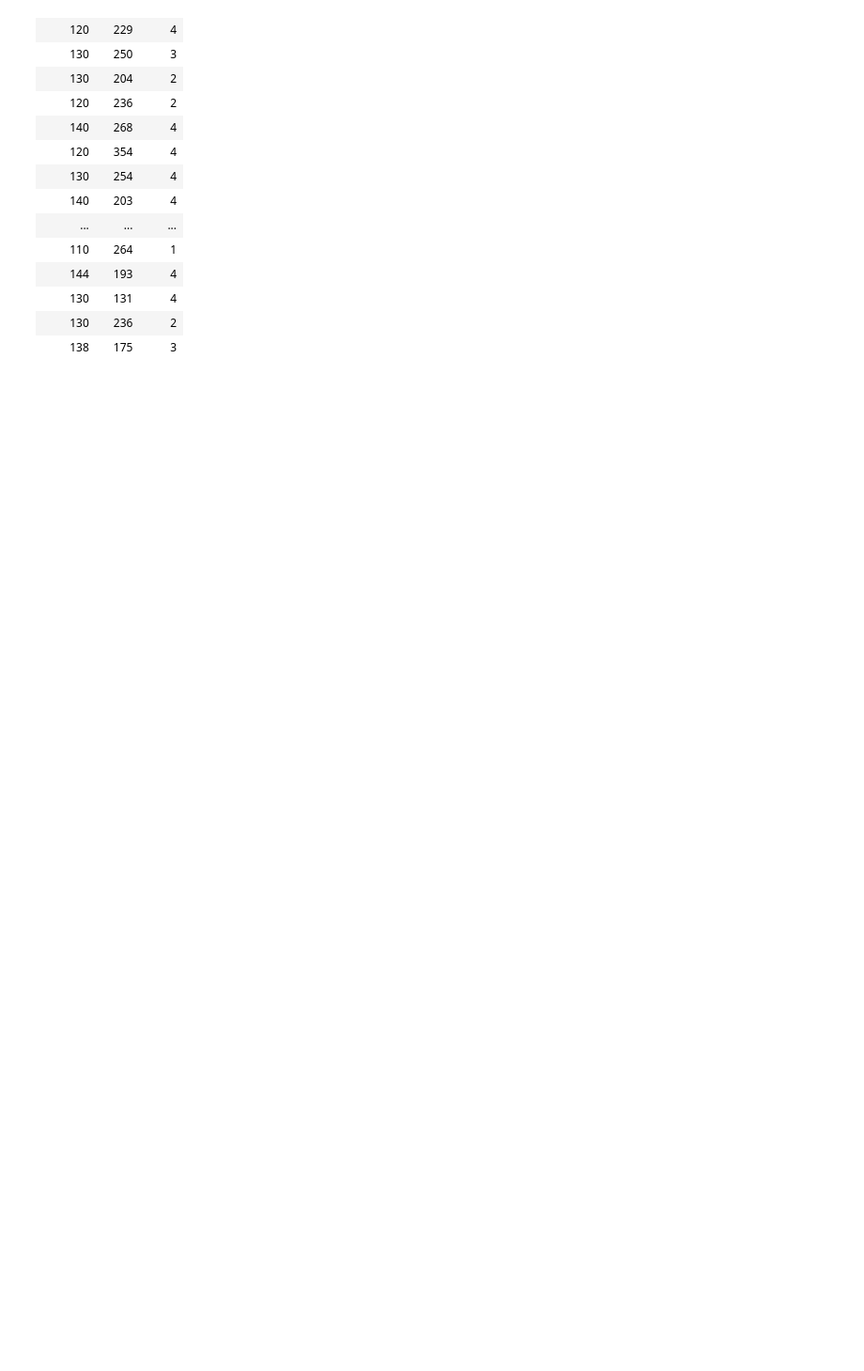
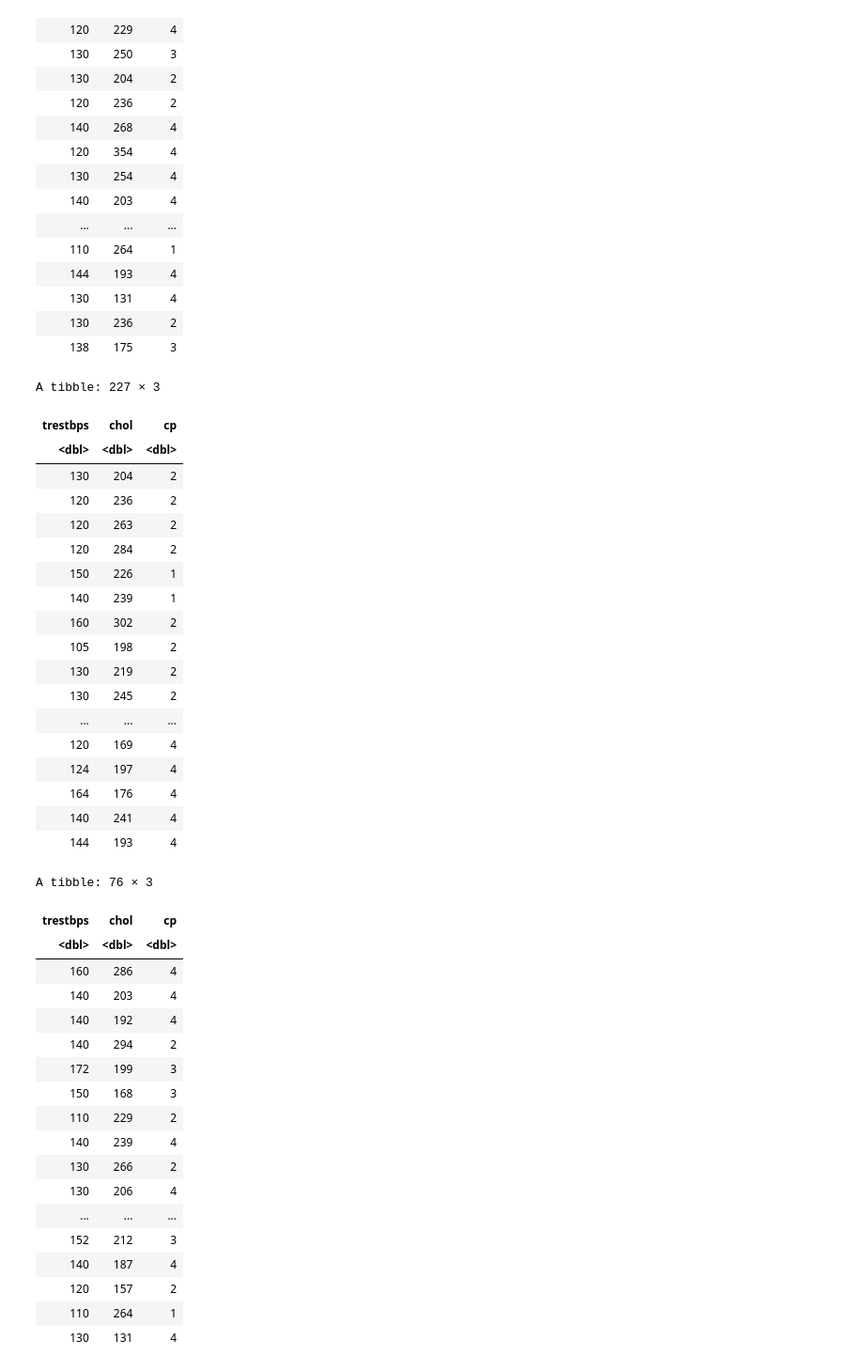
Before and after one commit to Ellaj1/Group-31, a Jupyter notebook: Group31_Ella.ipynb, the cells around one changed output. Shown at 94% size. Drawn from its saved outputs; the diff is of its cells as text; code cells hidden in the pictures; blank space fills up the shorter version.

Commit message:
includes Testing data

```diff
--- a/Group31_Ella.ipynb
+++ b/Group31_Ella.ipynb
@@ -93,5 +111,47 @@ A tibble: 303 × 3
 # %%
 set.seed(3456)
 
 heart_disease_split <- initial_split(heart_disease_select, prop=0.75, strata=cp)
-heart_disease_train(heart_disease
+heart_disease_train<- training(heart_disease_split)
+heart_disease_test <- testing(heart_disease_split)
+heart_disease_train
+heart_disease_test
+# %% [output]
+A tibble: 227 × 3
+| trestbps | chol | cp |
+| <dbl> | <dbl> | <dbl> |
+| 130 | 204 | 2 |
+| 120 | 236 | 2 |
+| 120 | 263 | 2 |
+| 120 | 284 | 2 |
+| 150 | 226 | 1 |
+| 140 | 239 | 1 |
+| 160 | 302 | 2 |
+| 105 | 198 | 2 |
+| 130 | 219 | 2 |
+| 130 | 245 | 2 |
+| ... | ... | ... |
+| 120 | 169 | 4 |
+| 124 | 197 | 4 |
+| 164 | 176 | 4 |
+| 140 | 241 | 4 |
+| 144 | 193 | 4 |
+A tibble: 76 × 3
+| trestbps | chol | cp |
+| <dbl> | <dbl> | <dbl> |
+| 160 | 286 | 4 |
+| 140 | 203 | 4 |
+| 140 | 192 | 4 |
+| 140 | 294 | 2 |
+| 172 | 199 | 3 |
+| 150 | 168 | 3 |
+| 110 | 229 | 2 |
+| 140 | 239 | 4 |
+| 130 | 266 | 2 |
+| 130 | 206 | 4 |
+| ... | ... | ... |
+| 152 | 212 | 3 |
+| 140 | 187 | 4 |
+| 120 | 157 | 2 |
+| 110 | 264 | 1 |
+| 130 | 131 | 4 |
```
Also changed, not shown: parts of 1 cell of this notebook.
